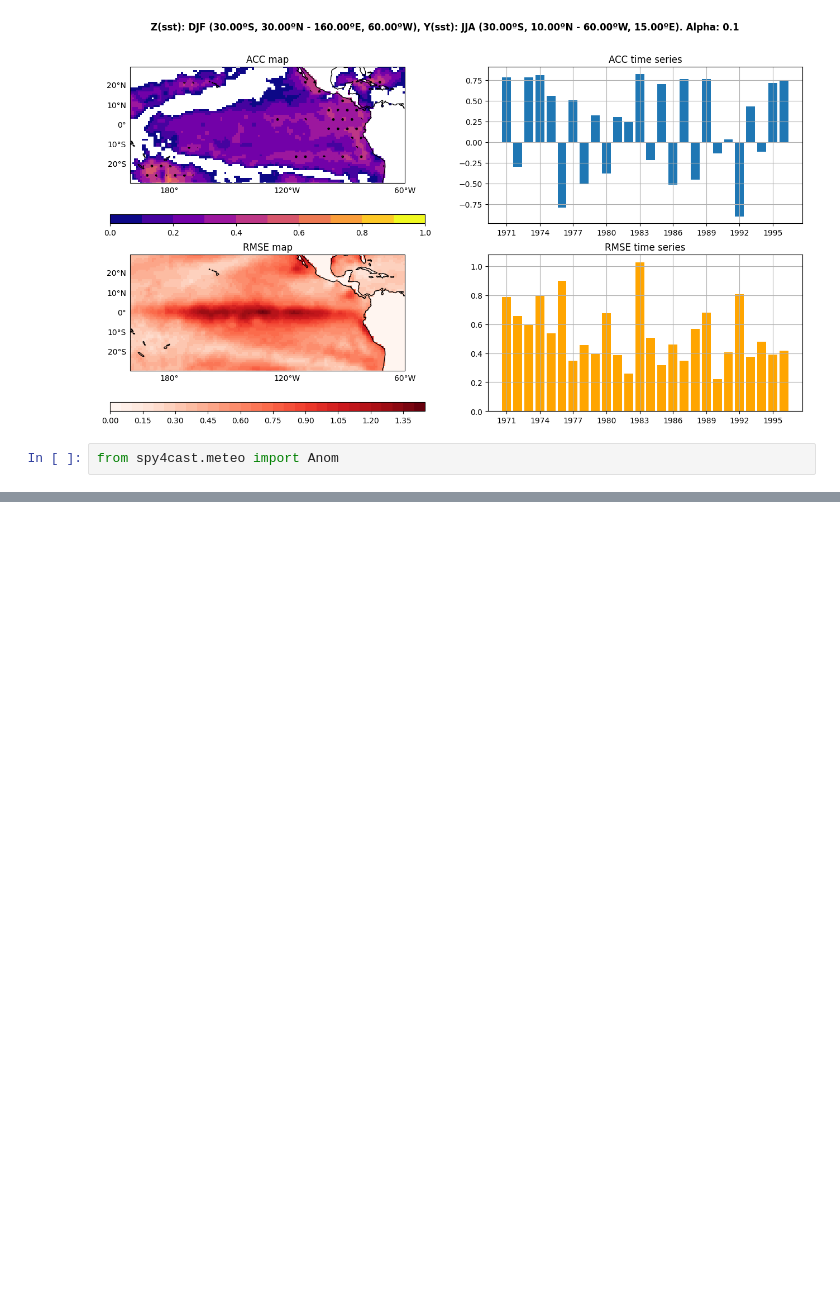
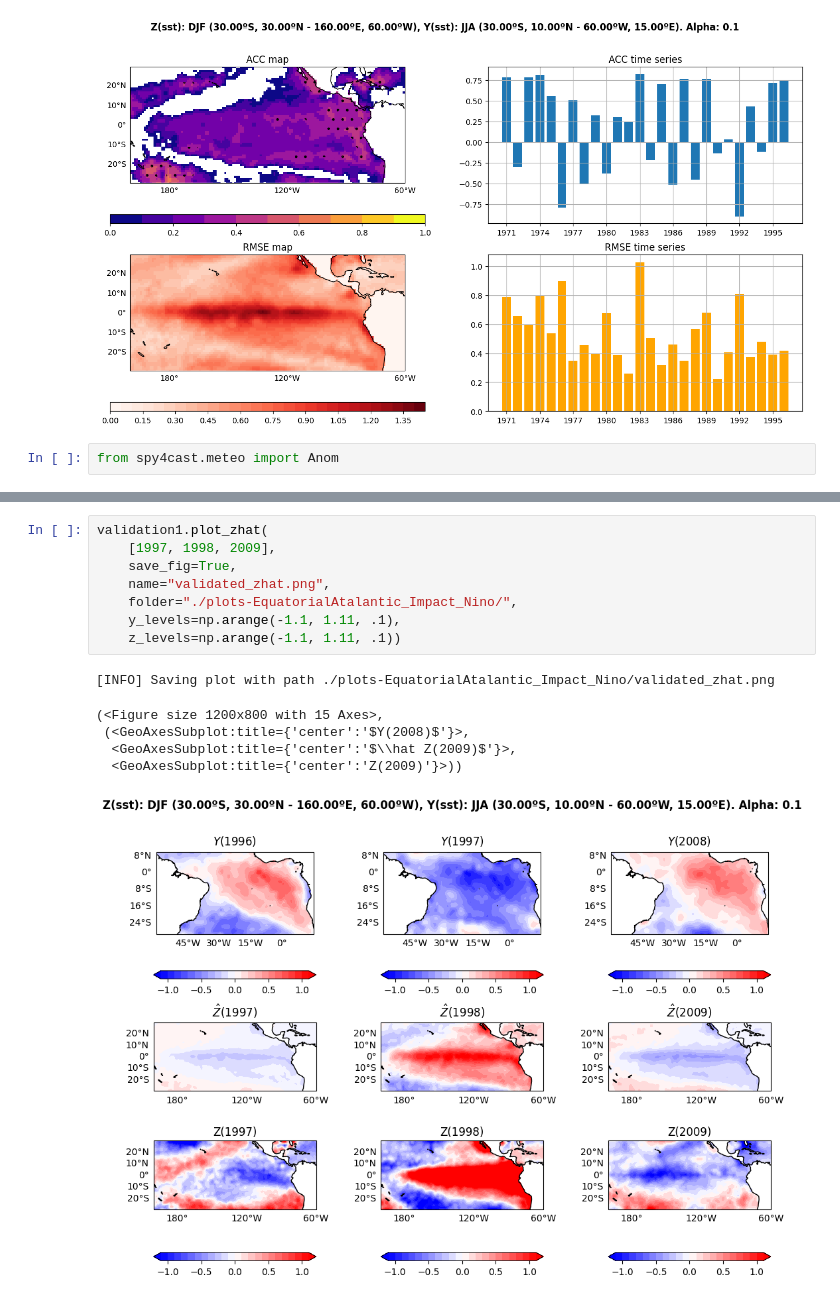
Before and after one commit to pabloduran016/Spy4CastManual, a Jupyter notebook: EquatorialAtlantic_Impact_Nino.ipynb, the cells around one changed output, grey strips where cells are left out. Cells and saved outputs as stored; diff of their text form; blank space fills up the shorter version.

Commit message:
Update Nino notebook

```diff
--- a/EquatorialAtlantic_Impact_Nino.ipynb
+++ b/EquatorialAtlantic_Impact_Nino.ipynb
@@ -307,3 +302,18 @@ validation1.plot_zhat(1998)
+# %%
+validation1.plot_zhat(
+    [1997, 1998, 2009],
+    save_fig=True,
+    name="validated_zhat.png",
+    folder="./plots-EquatorialAtalantic_Impact_Nino/",
+    y_levels=np.arange(-1.1, 1.11, .1),
+    z_levels=np.arange(-1.1, 1.11, .1))
+# %% [output]
+[INFO] Saving plot with path ./plots-EquatorialAtalantic_Impact_Nino/validated_zhat.png
+(<Figure size 1200x800 with 15 Axes>,
+ (<GeoAxesSubplot:title={'center':'$Y(2008)$'}>,
+  <GeoAxesSubplot:title={'center':'$\\hat Z(2009)$'}>,
+  <GeoAxesSubplot:title={'center':'Z(2009)'}>))
+[figure, added]
 # %%
 atlantic_nino_anomaly = Anom(
     Dataset("HadISST_sst.nc", "./datasets").open("sst").slice(Region(-3, 3, -20, 0, Month.JUN, Month.AUG, 1970, 2019)), "ts")
```
Also changed, not shown: parts of 10 cells of this notebook, 13 other files.
